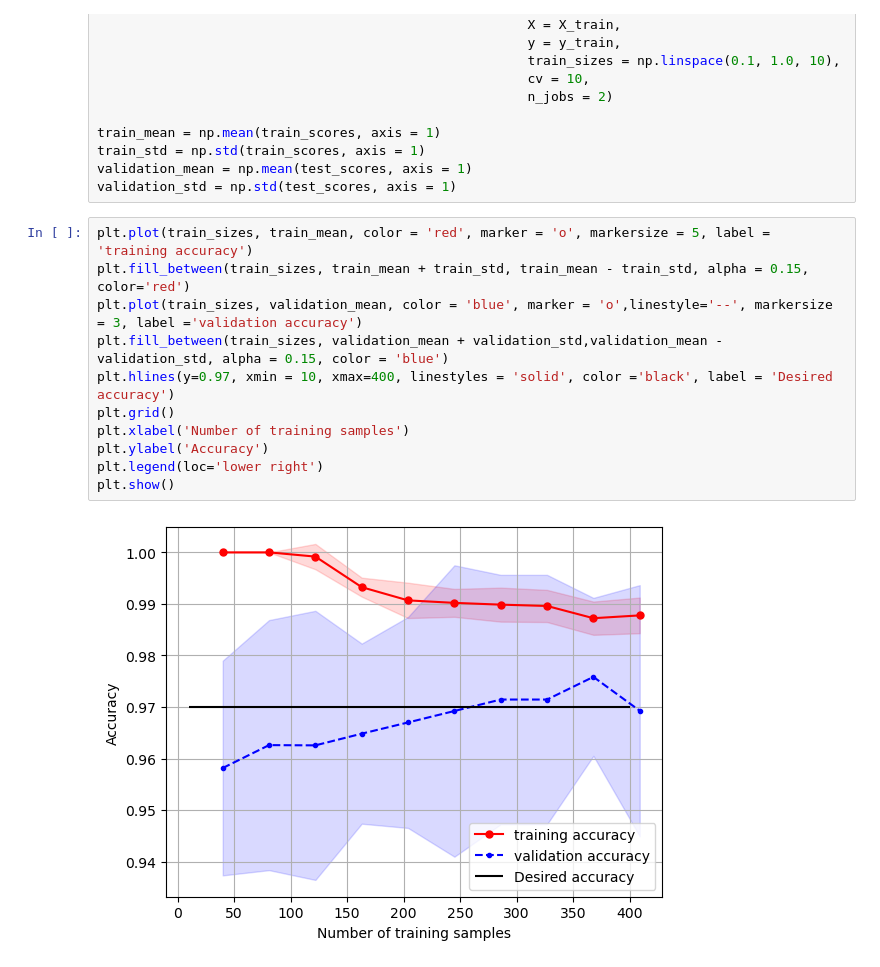
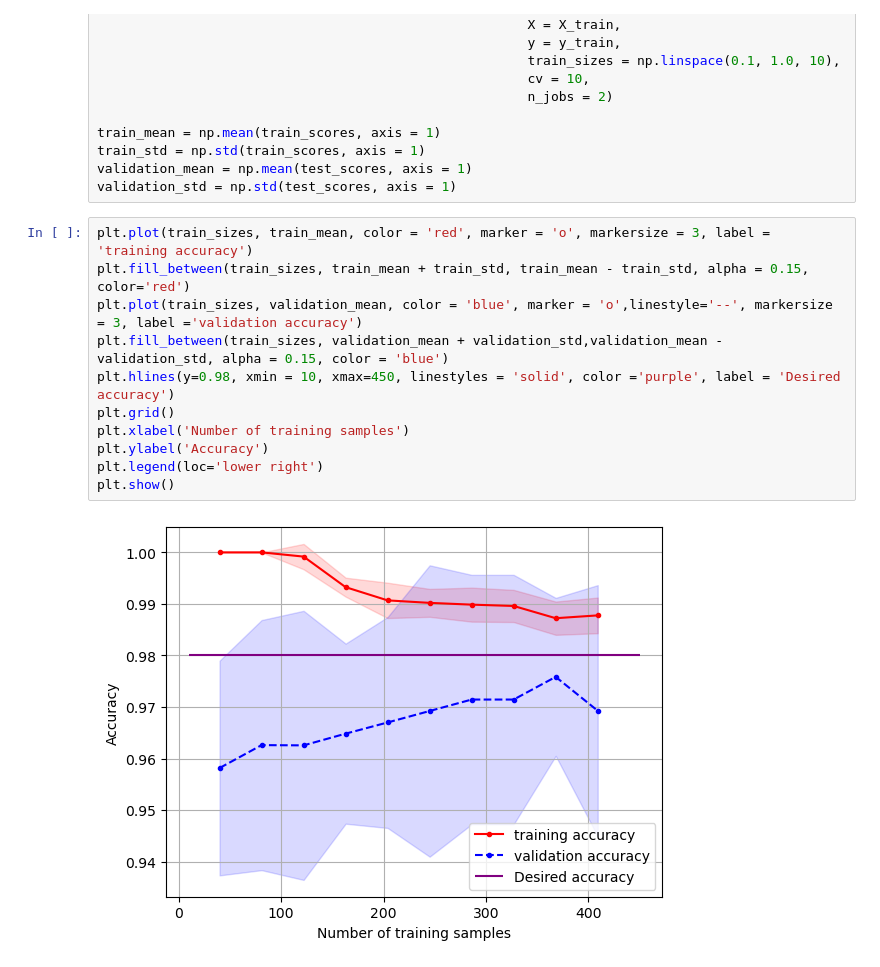
Before and after one commit to FRANKSADWAR/Brazil_Ecommerce, a Jupyter notebook: Supervised Learning Premier.ipynb, the cells around one changed output. Drawn from its saved outputs; the diff is of its cells as text.

Commit message:
plotting validation curves

```diff
--- a/Supervised Learning Premier.ipynb
+++ b/Supervised Learning Premier.ipynb
@@ -523,15 +527,15 @@ train_std = np.std(train_scores, axis = 1)
 validation_mean = np.mean(test_scores, axis = 1)
 validation_std = np.std(test_scores, axis = 1)
 # %%
-plt.plot(train_sizes, train_mean, color = 'red', marker = 'o', markersize = 5, label = 'training accuracy')
+plt.plot(train_sizes, train_mean, color = 'red', marker = 'o', markersize = 3, label = 'training accuracy')
 plt.fill_between(train_sizes, train_mean + train_std, train_mean - train_std, alpha = 0.15, color='red')
 plt.plot(train_sizes, validation_mean, color = 'blue', marker = 'o',linestyle='--', markersize = 3, label ='validation accuracy')
 plt.fill_between(train_sizes, validation_mean + validation_std,validation_mean - validation_std, alpha = 0.15, color = 'blue')
-plt.hlines(y=0.97, xmin = 10, xmax=400, linestyles = 'solid', color ='black', label = 'Desired accuracy')
+plt.hlines(y=0.98, xmin = 10, xmax=450, linestyles = 'solid', color ='purple', label = 'Desired accuracy')
 plt.grid()
 plt.xlabel('Number of training samples')
 plt.ylabel('Accuracy')
 plt.legend(loc='lower right')
 plt.show()
 # %% [output]
-[figure, old version]
+[figure, new version]
```
Also changed, not shown: parts of 36 cells of this notebook.
